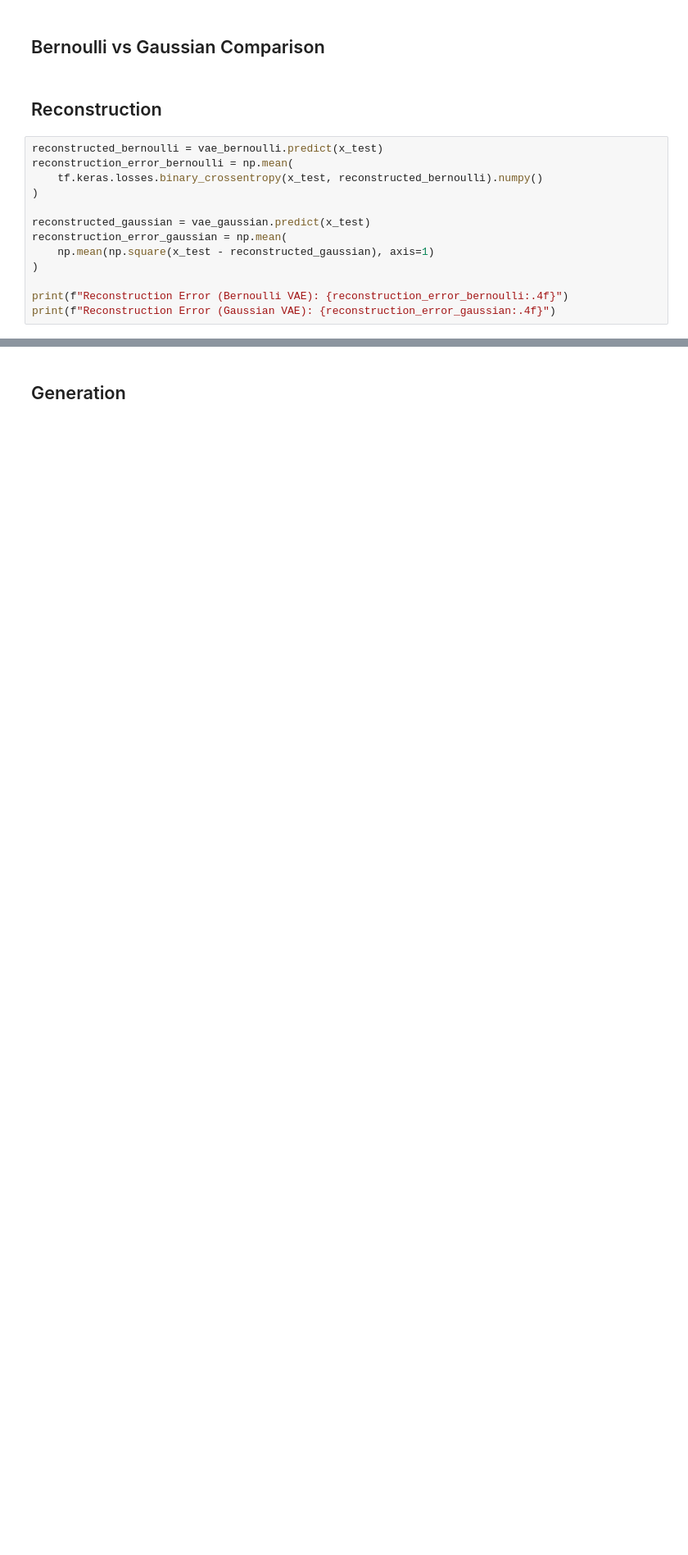
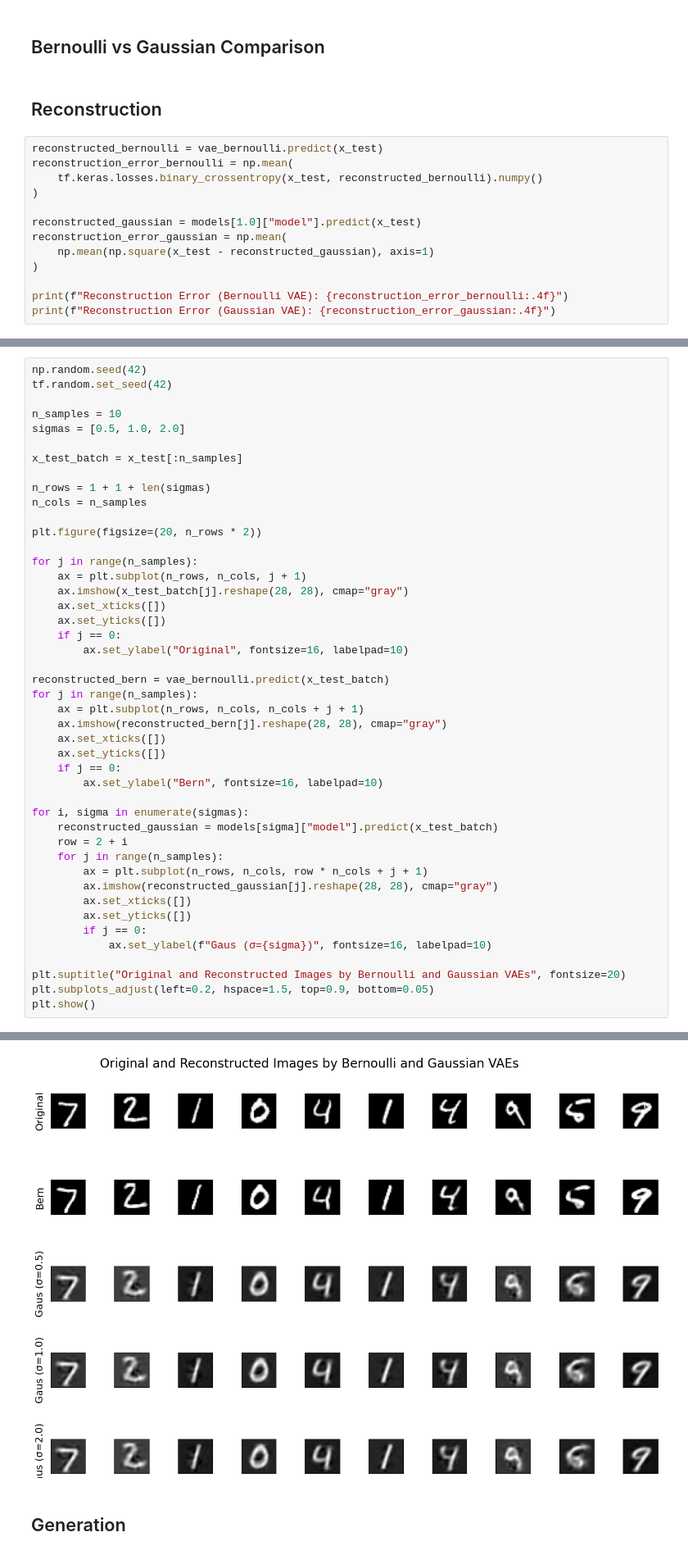
Before and after one commit to diegocerretti/ml, a Jupyter notebook: diegocerretti2024280040_dgm.ipynb, the cells around one changed output, grey strips where cells are left out. Shown at 82% size. Saved outputs shown, nothing was run; the diff lists cells and outputs as text; blank space fills up the shorter version.

```diff
--- a/diegocerretti2024280040_dgm.ipynb
+++ b/diegocerretti2024280040_dgm.ipynb
@@ -415,7 +451,7 @@ reconstruction_error_bernoulli = np.mean(
     tf.keras.losses.binary_crossentropy(x_test, reconstructed_bernoulli).numpy()
 )
 
-reconstructed_gaussian = vae_gaussian.predict(x_test)
+reconstructed_gaussian = models[1.0]["model"].predict(x_test)
 reconstruction_error_gaussian = np.mean(
     np.mean(np.square(x_test - reconstructed_gaussian), axis=1)
 )
@@ -429,0 +466,46 @@ Reconstruction Error (Gaussian VAE): 0.0256
+# %%
+np.random.seed(42)
+tf.random.set_seed(42)
+
+n_samples = 10
+sigmas = [0.5, 1.0, 2.0]
+
+x_test_batch = x_test[:n_samples]
+
+n_rows = 1 + 1 + len(sigmas)
+n_cols = n_samples
+
+plt.figure(figsize=(20, n_rows * 2))
+
+for j in range(n_samples):
+    ax = plt.subplot(n_rows, n_cols, j + 1)
+    ax.imshow(x_test_batch[j].reshape(28, 28), cmap="gray")
+    ax.set_xticks([])
+    ax.set_yticks([])
+    if j == 0:
+        ax.set_ylabel("Original", fontsize=16, labelpad=10)
+
+reconstructed_bern = vae_bernoulli.predict(x_test_batch)
+for j in range(n_samples):
+    ax = plt.subplot(n_rows, n_cols, n_cols + j + 1)
+    ax.imshow(reconstructed_bern[j].reshape(28, 28), cmap="gray")
+    ax.set_xticks([])
+    ax.set_yticks([])
+    if j == 0:
+        ax.set_ylabel("Bern", fontsize=16, labelpad=10)
+
+for i, sigma in enumerate(sigmas):
+    reconstructed_gaussian = models[sigma]["model"].predict(x_test_batch)
+    row = 2 + i
+    for j in range(n_samples):
+        ax = plt.subplot(n_rows, n_cols, row * n_cols + j + 1)
+        ax.imshow(reconstructed_gaussian[j].reshape(28, 28), cmap="gray")
+        ax.set_xticks([])
+        ax.set_yticks([])
+        if j == 0:
+            ax.set_ylabel(f"Gaus (σ={sigma})", fontsize=16, labelpad=10)
+
+plt.suptitle("Original and Reconstructed Images by Bernoulli and Gaussian VAEs", fontsize=20)
+plt.subplots_adjust(left=0.2, hspace=1.5, top=0.9, bottom=0.05)
+plt.show()
+# %% [output]
@@ -430,2 +516,3 @@ Reconstruction Error (Gaussian VAE): 0.0256
+[figure, added]
 # %% [markdown]
 ## Generation
```
Also changed, not shown: parts of 17 cells of this notebook.
